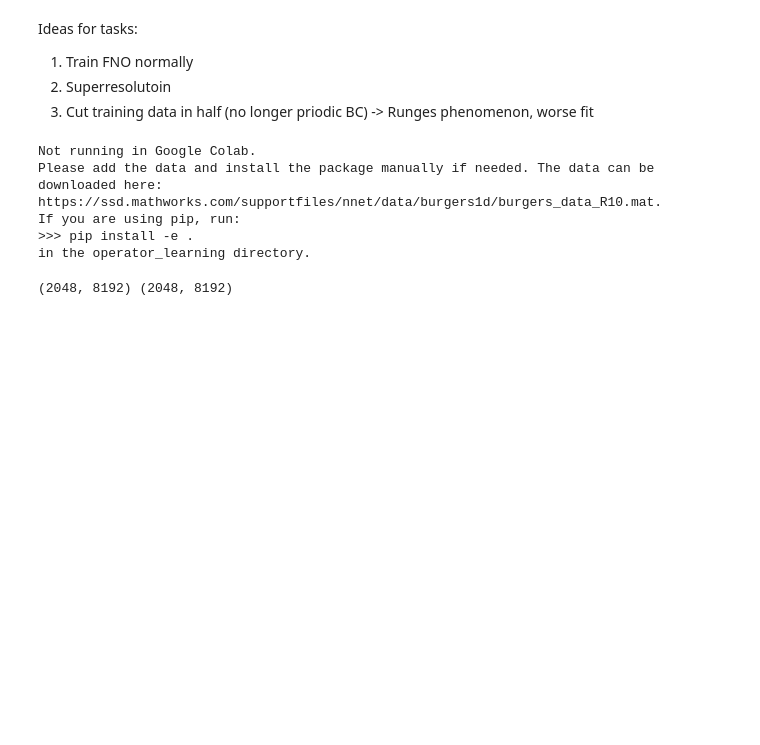
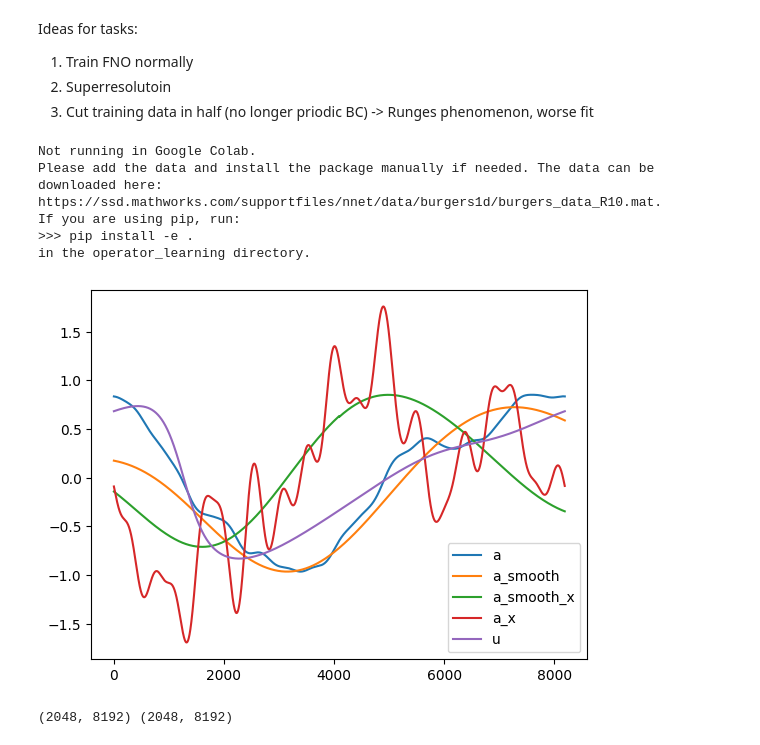
Before and after one commit to CPShub/LecturePhysicsAwareML, a Jupyter notebook: operator_learning/notebooks/1d_fno.ipynb, the cells around one changed output. Drawn from its saved outputs; the diff is of its cells as text; code cells hidden in the pictures; blank space fills up the shorter version.

```diff
--- a/operator_learning/notebooks/1d_fno.ipynb
+++ b/operator_learning/notebooks/1d_fno.ipynb
@@ -58,7 +60,18 @@ If you are using pip, run:
 in the operator_learning directory.
 # %%
 # Load the data
-data = loadmat(R"../data/burgers_data_r10.mat")
+if is_colab():
+    data = loadmat(R"/content/burgers_data_r10.mat")
+else:
+    data = loadmat(R"../data/burgers_data_r10.mat")
+# %%
+for key in data.keys():
+    if not key.startswith("__"):
+        plt.plot(data[key][0], label=key)
+plt.legend()
+plt.show()
+# %% [output]
+[figure, added]
 # %%
 u0, u1 = data["a"], data["u"]
 x = jnp.linspace(0, 1, u0.shape[1])
```
Also changed, not shown: parts of 9 cells of this notebook.
